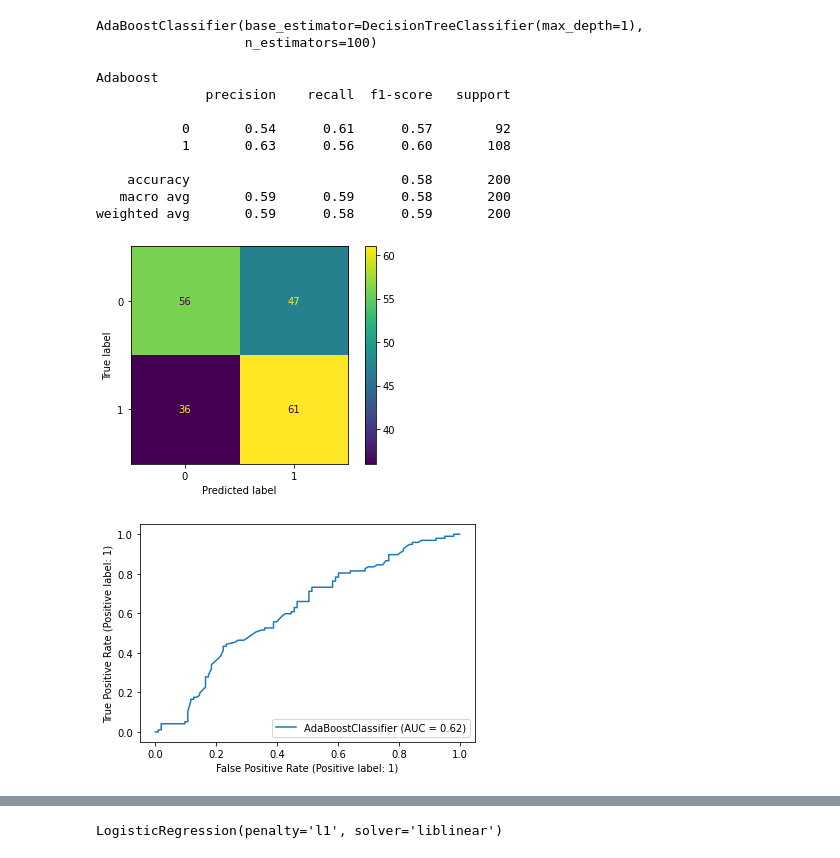
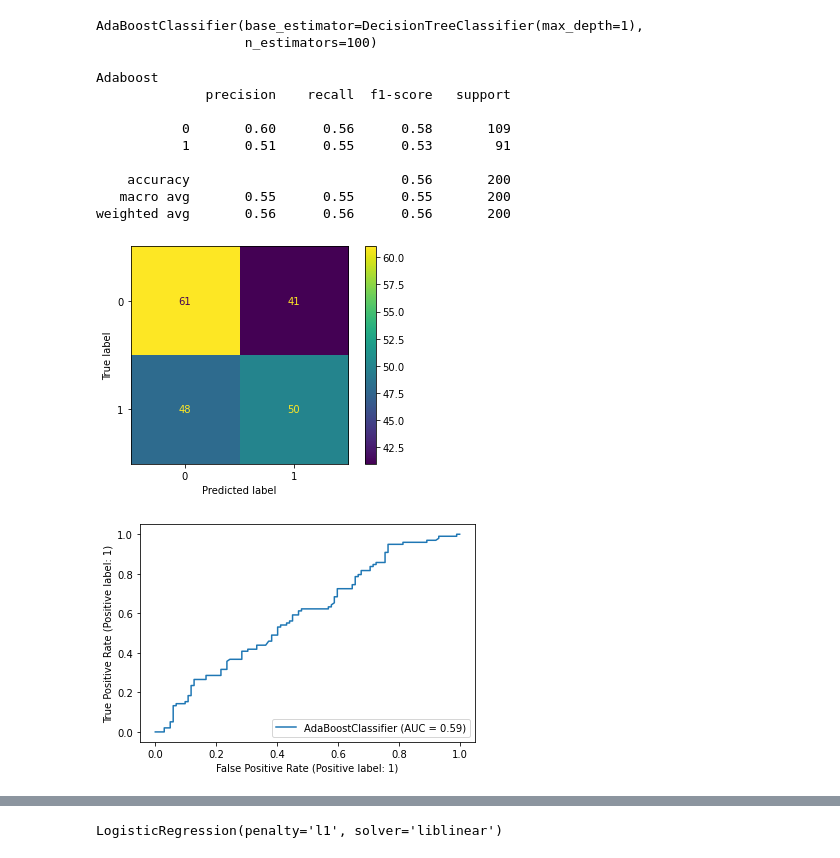
Before and after one commit to 19PA1A0465/miniproject-final-evaluation, a Jupyter notebook: model_with_approx.ipynb, the cells around one changed output, grey strips where cells are left out. Saved outputs shown, nothing was run; the diff lists cells and outputs as text; code cells hidden in the pictures.

```diff
--- a/model_with_approx.ipynb
+++ b/model_with_approx.ipynb
@@ -186,21 +210,26 @@ classifier.fit(X_train, y_train)
 # %% [output]
 AdaBoostClassifier(base_estimator=DecisionTreeClassifier(max_depth=1),
                    n_estimators=100)
-# %%
-print("Adaboost")
-report(classifier)
-# %% [output]
-Adaboost
-              precision    recall  f1-score   support
-
-           0       0.54      0.61      0.57        92
-           1       0.63      0.56      0.60       108
-
-    accuracy                           0.58       200
-   macro avg       0.59      0.59      0.58       200
-weighted avg       0.59      0.58      0.59       200
-[figure, removed]
-[figure, removed]
+# %%
+print("Adaboost")
+preds = classifier.predict(X_test)
+print(classification_report(preds,y_test))
+plot_confusion_matrix(classifier,X_test,y_test)
+plt.savefig("confusionAdaBoost.png")
+plot_roc_curve(classifier,X_test,y_test)
+plt.savefig("rocAdaBoost.png")
+# %% [output]
+Adaboost
+              precision    recall  f1-score   support
+
+           0       0.60      0.56      0.58       109
+           1       0.51      0.55      0.53        91
+
+    accuracy                           0.56       200
+   macro avg       0.55      0.55      0.55       200
+weighted avg       0.56      0.56      0.56       200
+[figure, added]
+[figure, added]
 # %%
 from sklearn.neighbors import KNeighborsClassifier
 knc = KNeighborsClassifier(n_neighbors=50)
```
Also changed, not shown: parts of 17 cells of this notebook.
